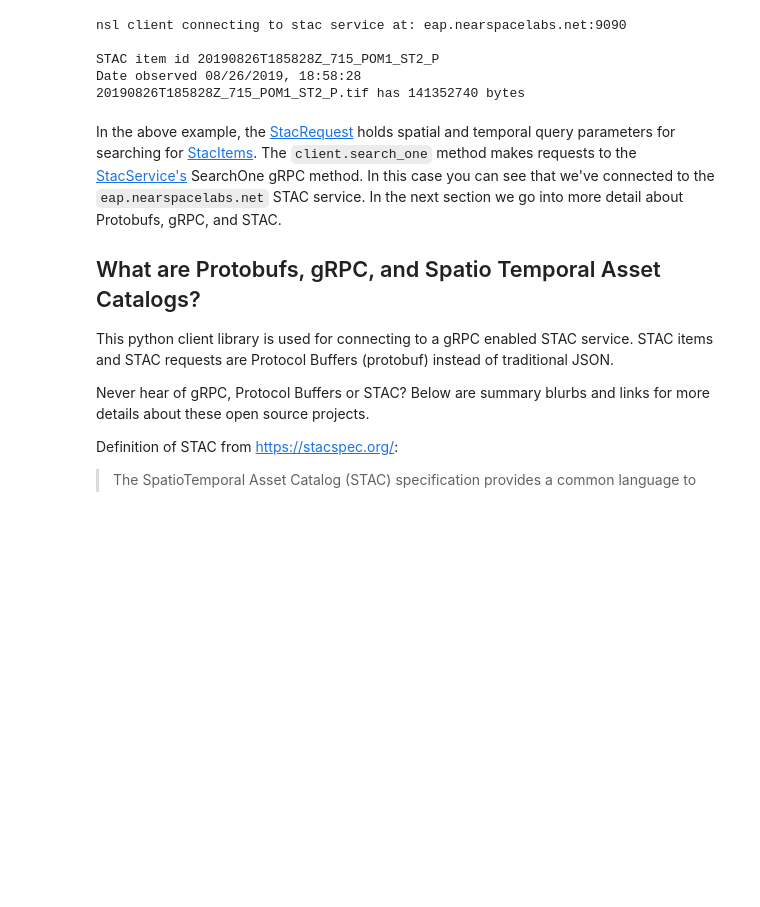
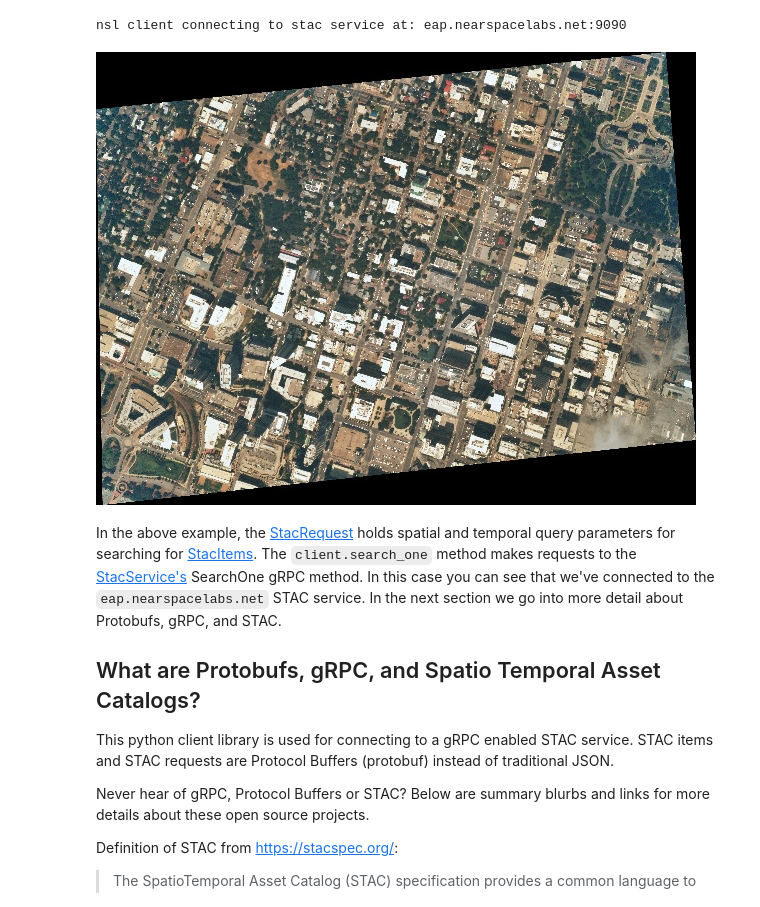
Before and after one commit to nearspacelabs/stac-client-python, a Jupyter notebook: README.ipynb, the cells around one changed output. Drawn from its saved outputs; the diff is of its cells as text; code cells hidden in the pictures; blank space fills up the shorter version.

Commit message:
fixed austin capitol

```diff
--- a/README.ipynb
+++ b/README.ipynb
@@ -76,54 +78,46 @@ This call will take a little bit to execute as it downloads an image.
 # %%
 import os
 import tempfile
+from IPython.display import Image, display
 from datetime import datetime, date
 # the StacRequest is a protobuf message for making filter queries for data
 from epl.protobuf.stac_pb2 import StacRequest
 # GeometryData is a protobuf container for GIS geometry information
 from epl.protobuf.geometry_pb2 import GeometryData, SpatialReferenceData
 # TimestampField is a query field that allows for making sql-like queries for information
 # GT_OR_EQ is an enum that means greater than or equal to the value in the query field
 from epl.protobuf.query_pb2 import GT_OR_EQ
 from nsl.stac.utils import pb_timestampfield, download_asset
 
 # the client package stubs out a little bit of the gRPC connection code
 from nsl.stac.client import NSLClient
+# get a client interface to the gRPC channel. This client singleton is threadsafe
+client = NSLClient()
 
 # our area of interest will be the coordinates of the Austin, Texas capital building
-austin_capital_wkt = "POINT(-97.733333 30.266667)"
+austin_capital_wkt = "POINT(-97.7430600 30.2671500)"
 geometry_data = GeometryData(wkt=austin_capital_wkt, sr=SpatialReferenceData(wkid=4326))
 
 # Query data from August 1, 2019
 time_filter = pb_timestampfield(value=date(2019, 8, 1), rel_type=GT_OR_EQ)
 
 # This search looks for any type of imagery hosted in the STAC service that intersects the austin capital
 # area of interest and was observed on or after the 1st of August
 stac_request = StacRequest(datetime=time_filter, geometry=geometry_data)
 
-# get a client interface to the gRPC channel. This client singleton is threadsafe
-client = NSLClient()
 # search_one method requests only one item be returned that meets the query filters in the StacRequest
 # the item returned is a StacItem protobuf message
 stac_item = client.search_one(stac_request)
-# display the scene id
-print("STAC item id {}".format(stac_item.id))
 
-# display the observed date of the scene. The observed
-dt_observed = datetime.utcfromtimestamp(stac_item.observed.seconds)
-print("Date observed {}".format(dt_observed.strftime("%m/%d/%Y, %H:%M:%S")))
-
-# get the Geotiff asset from the assets map
-asset = stac_item.assets['GEOTIFF_RGB']
+# get the thumbnail asset from the assets map. The other option would be a Geotiff, with asset key 'GEOTIFF_RGB'
+asset = stac_item.assets['THUMBNAIL_RGB']
 
 with tempfile.TemporaryDirectory() as d:
-    file_path = download_asset(asset=asset, save_directory=d)
-    print("{0} has {1} bytes".format(os.path.basename(file_path), os.path.getsize(file_path)))
+    filename = download_asset(asset=asset, save_directory=d)
+    display(Image(filename=filename))
 # %% [output]
 nsl client connecting to stac service at: eap.nearspacelabs.net:9090
-
-STAC item id 20190826T185828Z_715_POM1_ST2_P
-Date observed 08/26/2019, 18:58:28
-20190826T185828Z_715_POM1_ST2_P.tif has 141352740 bytes
+[figure, added]
 # %% [markdown]
 In the above example, the [StacRequest](https://geo-grpc.github.io/api/#epl.protobuf.StacRequest) holds spatial and temporal query parameters for searching for [StacItems](https://geo-grpc.github.io/api/#epl.protobuf.StacItem). The `client.search_one` method makes requests to the [StacService's](https://geo-grpc.github.io/api/#epl.protobuf.StacService) SearchOne gRPC method. In this case you can see that we've connected to the `eap.nearspacelabs.net` STAC service. In the next section we go into more detail about Protobufs, gRPC, and STAC.
 
```
Also changed, not shown: parts of 4 cells of this notebook, 2 other files.
